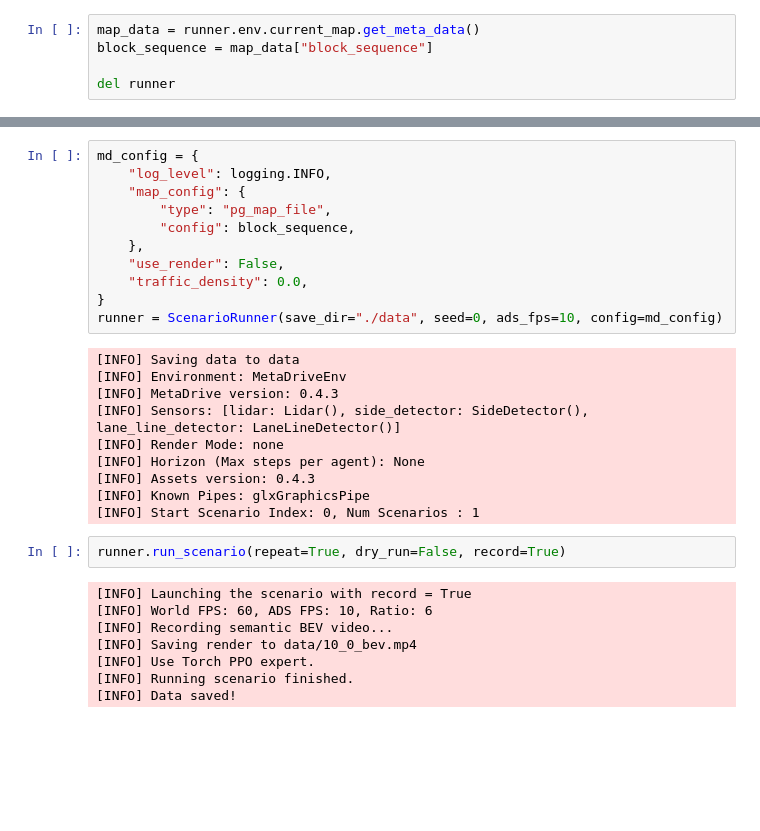
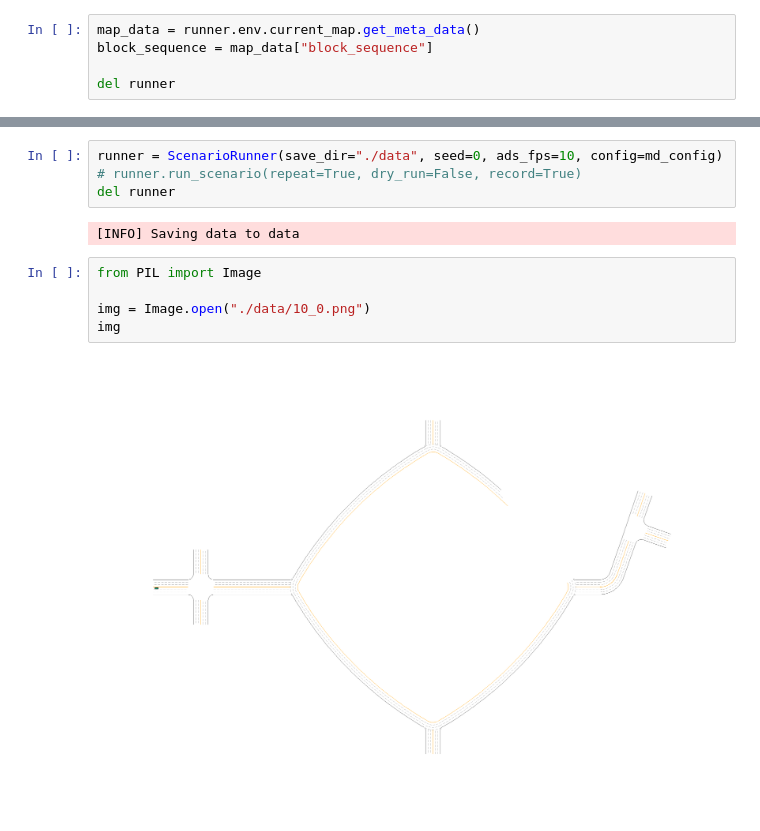
Before and after one commit to olek-osikowicz/metadrive, a Jupyter notebook: olek/sandbox.ipynb, the cells around one changed output, grey strips where cells are left out. Drawn from its saved outputs; the diff is of its cells as text; blank space fills up the shorter version.

Commit message:
Showcasing the scenario definition

```diff
--- a/olek/sandbox.ipynb
+++ b/olek/sandbox.ipynb
@@ -79,31 +120,13 @@ block_sequence
 # %%
-md_config = {
-    "log_level": logging.INFO,
-    "map_config": {
-        "type": "pg_map_file",
-        "config": block_sequence,
-    },
-    "use_render": False,
-    "traffic_density": 0.0,
-}
 runner = ScenarioRunner(save_dir="./data", seed=0, ads_fps=10, config=md_config)
+# runner.run_scenario(repeat=True, dry_run=False, record=True)
+del runner
 # %% [output]
 [INFO] Saving data to data
-[INFO] Environment: MetaDriveEnv
-[INFO] MetaDrive version: 0.4.3
-[INFO] Sensors: [lidar: Lidar(), side_detector: SideDetector(), lane_line_detector: LaneLineDetector()]
-[INFO] Render Mode: none
-[INFO] Horizon (Max steps per agent): None
-[INFO] Assets version: 0.4.3
-[INFO] Known Pipes: glxGraphicsPipe
-[INFO] Start Scenario Index: 0, Num Scenarios : 1
-# %%
-runner.run_scenario(repeat=True, dry_run=False, record=True)
-# %% [output]
-[INFO] Launching the scenario with record = True
-[INFO] World FPS: 60, ADS FPS: 10, Ratio: 6
-[INFO] Recording semantic BEV video...
-[INFO] Saving render to data/10_0_bev.mp4
-[INFO] Use Torch PPO expert.
-[INFO] Running scenario finished.
-[INFO] Data saved!
+# %%
+from PIL import Image
+
+img = Image.open("./data/10_0.png")
+img
+# %% [output]
+[figure, added]
```
Also changed, not shown: parts of 6 cells of this notebook.
